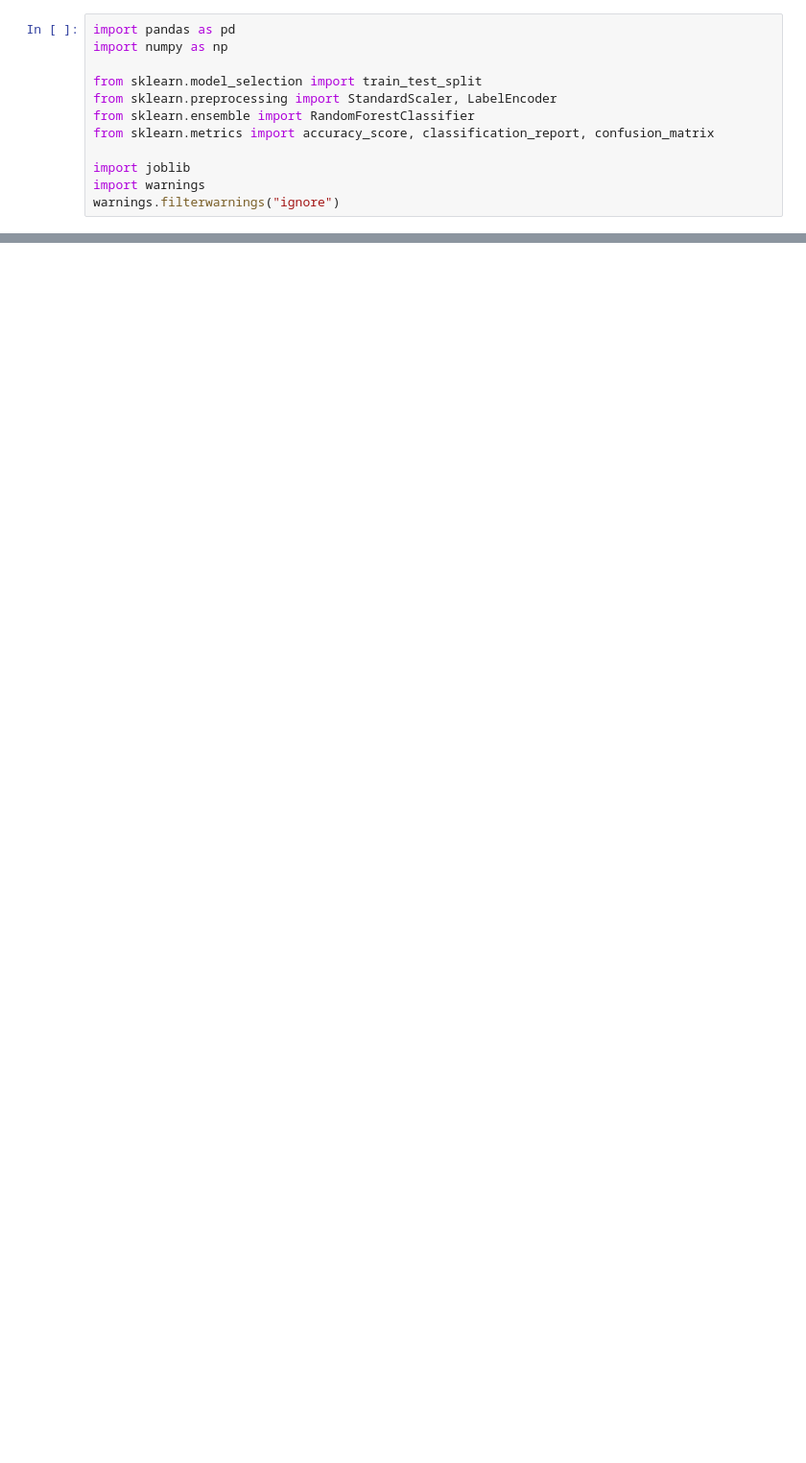
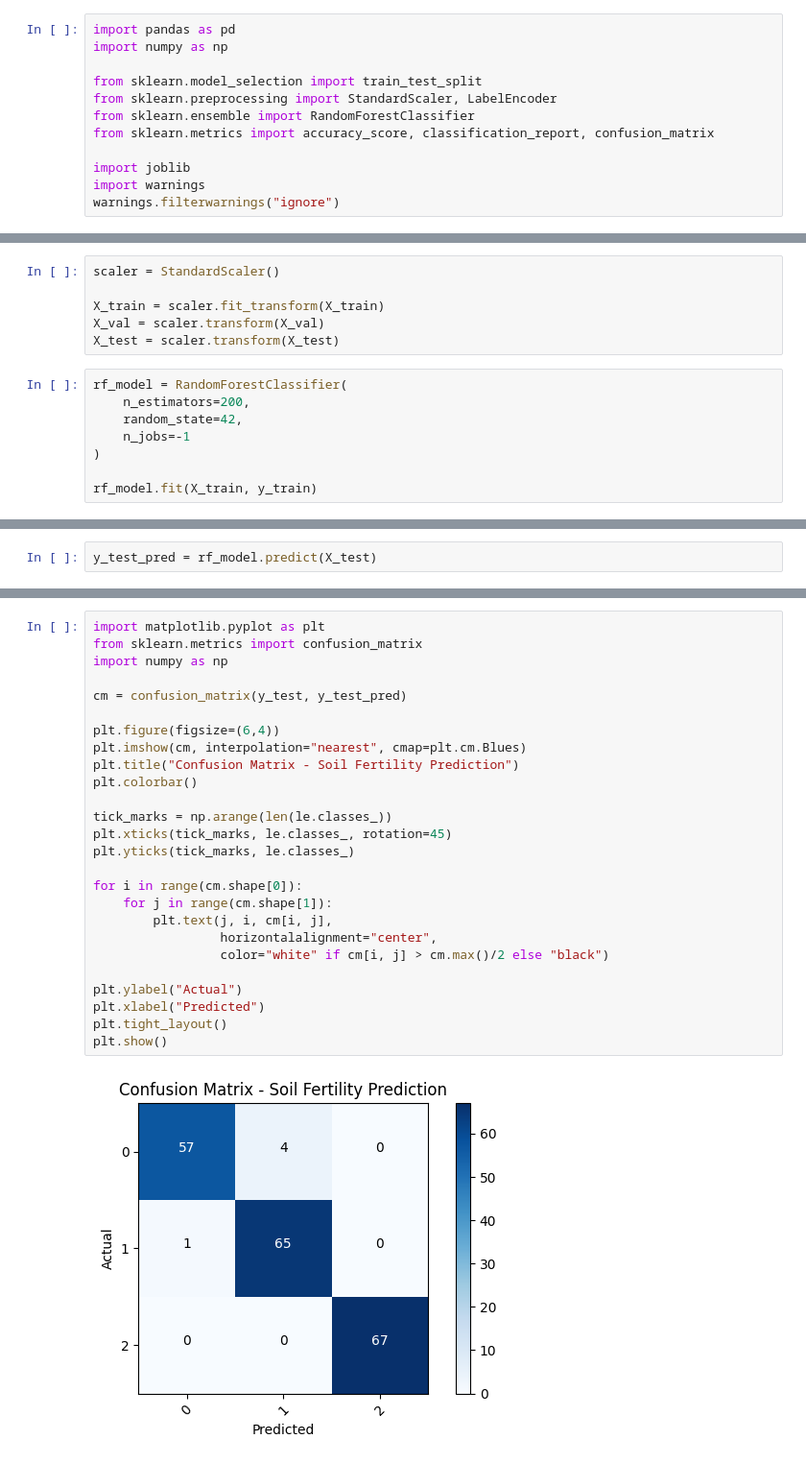
Before and after one commit to matinn07/Soil-fertility-prediction-using-Random-Forest, a Jupyter notebook: RF.ipynb, the cells around one changed output, grey strips where cells are left out. Shown at 96% size. Drawn from its saved outputs; the diff is of its cells as text; blank space fills up the shorter version.

Commit message:
Completed Random Forest implementation for soil health prediction

```diff
--- a/RF.ipynb
+++ b/RF.ipynb
@@ -17,0 +116,14 @@ data.head()
+# %%
+scaler = StandardScaler()
+
+X_train = scaler.fit_transform(X_train)
+X_val = scaler.transform(X_val)
+X_test = scaler.transform(X_test)
+# %%
+rf_model = RandomForestClassifier(
+    n_estimators=200,
+    random_state=42,
+    n_jobs=-1
+)
+
+rf_model.fit(X_train, y_train)
@@ -17,0 +176,2 @@ data.head()
+# %%
+y_test_pred = rf_model.predict(X_test)
@@ -17,0 +202,28 @@ data.head()
+# %%
+import matplotlib.pyplot as plt
+from sklearn.metrics import confusion_matrix
+import numpy as np
+
+cm = confusion_matrix(y_test, y_test_pred)
+
+plt.figure(figsize=(6,4))
+plt.imshow(cm, interpolation="nearest", cmap=plt.cm.Blues)
+plt.title("Confusion Matrix - Soil Fertility Prediction")
+plt.colorbar()
+
+tick_marks = np.arange(len(le.classes_))
+plt.xticks(tick_marks, le.classes_, rotation=45)
+plt.yticks(tick_marks, le.classes_)
+
+for i in range(cm.shape[0]):
+    for j in range(cm.shape[1]):
+        plt.text(j, i, cm[i, j],
+                 horizontalalignment="center",
+                 color="white" if cm[i, j] > cm.max()/2 else "black")
+
+plt.ylabel("Actual")
+plt.xlabel("Predicted")
+plt.tight_layout()
+plt.show()
+# %% [output]
+[figure, added]
```
Also changed, not shown: parts of 16 cells of this notebook.
